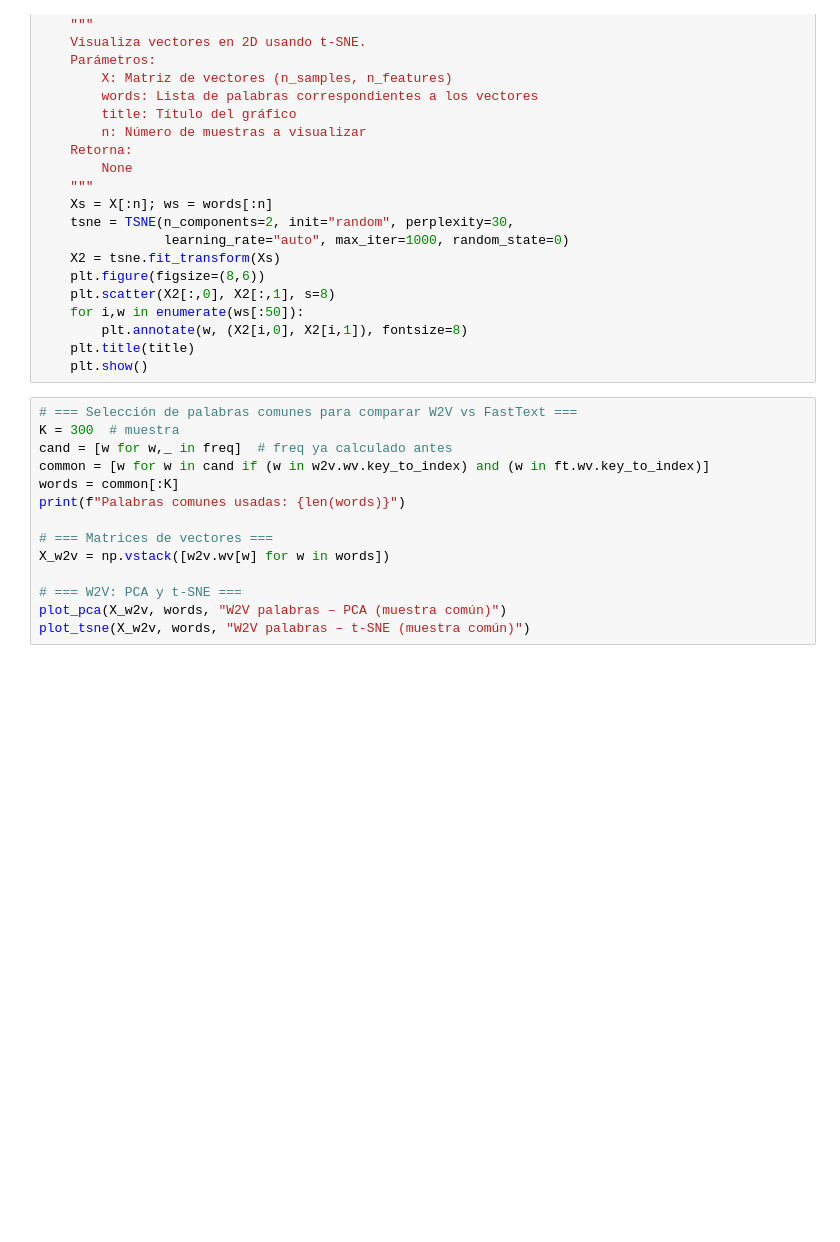
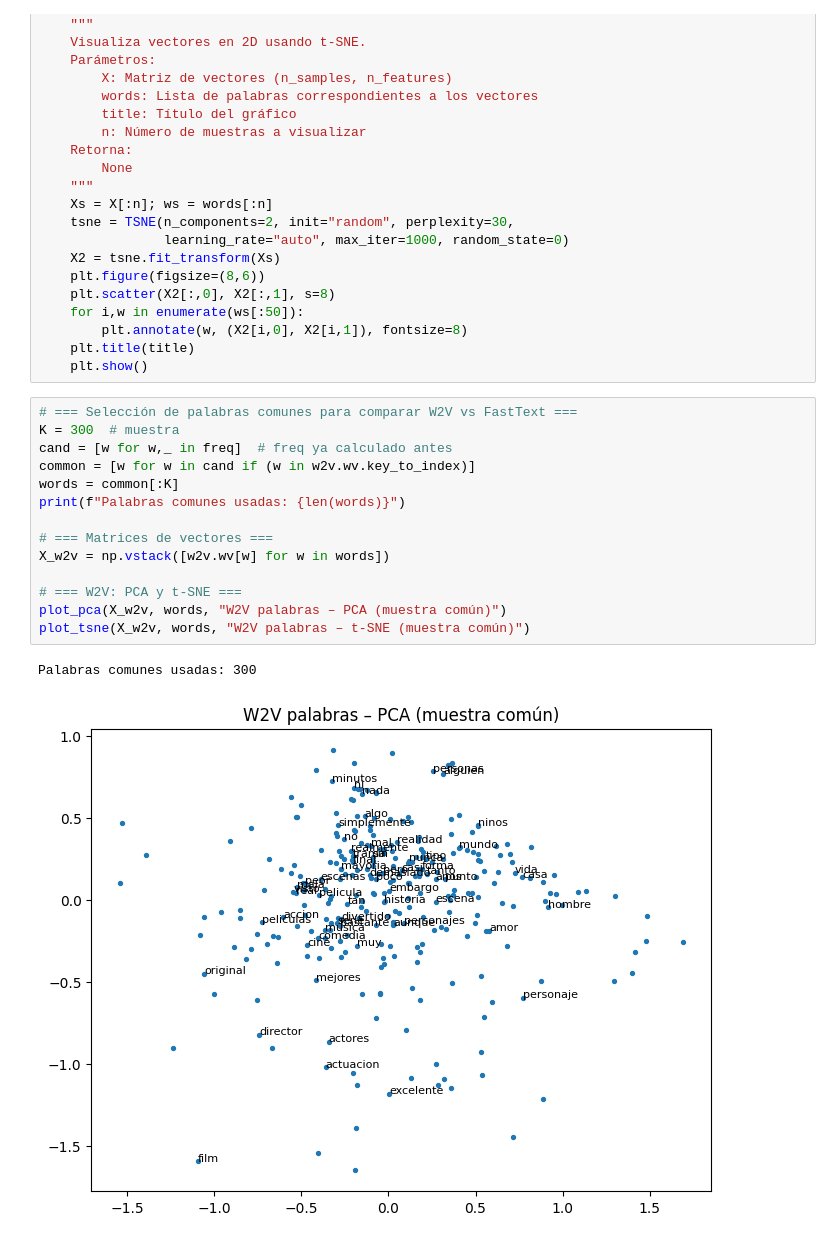
Before and after one commit to JPOrellana/Proyecto1-NLP, a Jupyter notebook: Full_Pipeline.ipynb, the cells around one changed output. Saved outputs shown, nothing was run; the diff lists cells and outputs as text; blank space fills up the shorter version.

```diff
--- a/Full_Pipeline.ipynb
+++ b/Full_Pipeline.ipynb
@@ -461,14 +600,17 @@ def plot_tsne(X: np.ndarray, words: list, title: str, n: int = 200) -> None:
 # %%
 # === Selección de palabras comunes para comparar W2V vs FastText ===
 K = 300  # muestra
 cand = [w for w,_ in freq]  # freq ya calculado antes
-common = [w for w in cand if (w in w2v.wv.key_to_index) and (w in ft.wv.key_to_index)]
+common = [w for w in cand if (w in w2v.wv.key_to_index)]
 words = common[:K]
 print(f"Palabras comunes usadas: {len(words)}")
 
 # === Matrices de vectores ===
 X_w2v = np.vstack([w2v.wv[w] for w in words])
 
 # === W2V: PCA y t-SNE ===
 plot_pca(X_w2v, words, "W2V palabras – PCA (muestra común)")
 plot_tsne(X_w2v, words, "W2V palabras – t-SNE (muestra común)")
+# %% [output]
+Palabras comunes usadas: 300
+[figure, added]
```
Also changed, not shown: parts of 26 cells of this notebook.
